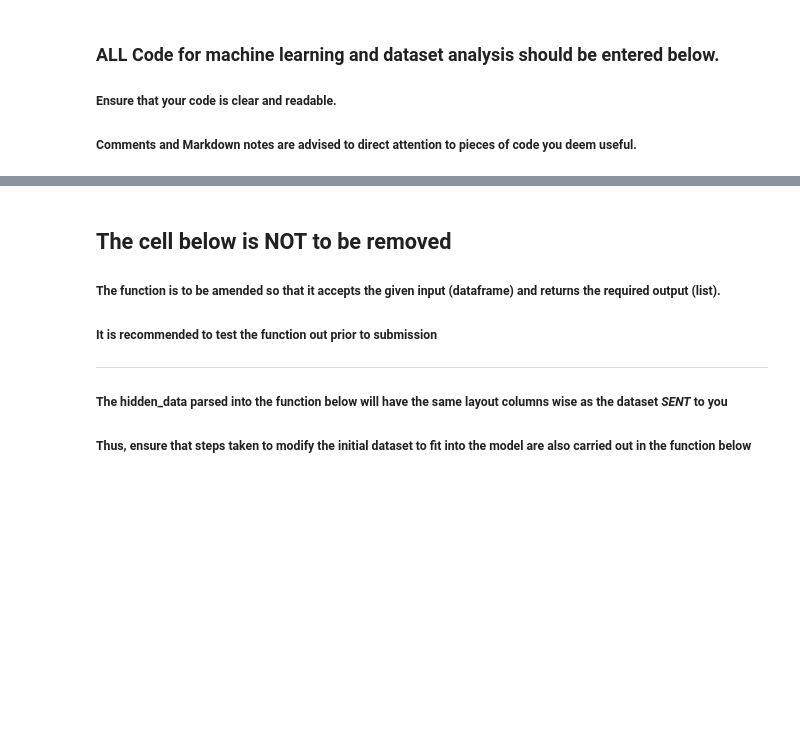
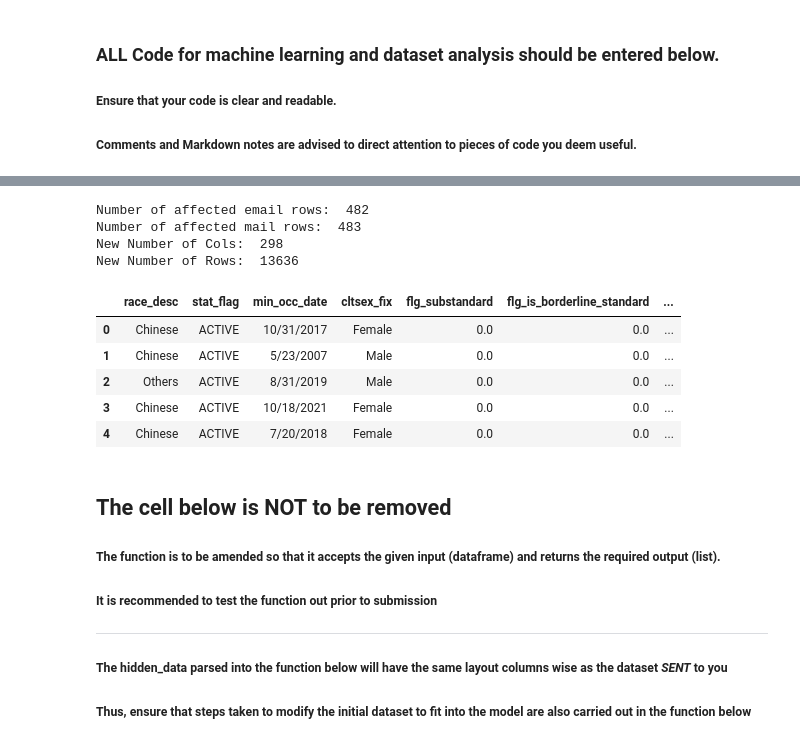
Before and after one commit to TidTad8/NUS-SDS-Datathon-Singlife, a Jupyter notebook: NUS_DATATHON_SINGLIFE_Team AwkBBQ.ipynb, the cells around one changed output, grey strips where cells are left out. Drawn from its saved outputs; the diff is of its cells as text; code cells hidden in the pictures; blank space fills up the shorter version.

Commit message:
Data Cleaning
Handling of data sections
- General Client Information
- Client Risk and Status Indicators
- Client Consent and Communication Preferences

```diff
--- a/NUS_DATATHON_SINGLIFE_Team AwkBBQ.ipynb
+++ b/NUS_DATATHON_SINGLIFE_Team AwkBBQ.ipynb
@@ -35,0 +87,7 @@ pd.set_option('display.max_columns', None)
+# %%
+# drop rows
+rows_before = df.shape[0]
+df.dropna(subset=['flg_substandard'], inplace=True)
+rows_dropped = rows_before - df.shape[0]
+print("Rows dropped: ", rows_dropped)
+print("New Number of Cols: ", len(df.columns), "\nNew Number of Rows: ", len(df))
@@ -36,3 +103,32 @@ pd.set_option('display.max_columns', None)
+# %%
+# Count affected rows during operation
+affected_email_rows = df[(df['is_valid_email'] == False) & (df['is_consent_to_email'] == True)].shape[0]
+affected_mail_rows = df[(df['is_valid_dm'] == False) & (df['is_consent_to_mail'] == True)].shape[0]
+
+# If consent is given, but email/mail is not valid, set consent is not given
+df.loc[df['is_valid_email'] == False, 'is_consent_to_email'] = 0
+df.loc[df['is_valid_dm'] == False, 'is_consent_to_mail'] = 0
+
+# Print the number of affected rows
+print("Number of affected email rows: ",affected_email_rows, "\nNumber of affected mail rows: ",affected_mail_rows)
+
+# aggregation sum of communication methods
+df['methods_of_communications'] = df['is_consent_to_mail'] + df['is_consent_to_email'] + df['is_consent_to_call'] + df['is_consent_to_sms']
+df.drop(columns=['is_consent_to_mail', 'is_consent_to_mail', 'is_consent_to_call', 'is_valid_email', 'is_valid_dm'], inplace=True)
+
+print("New Number of Cols: ", len(df.columns), "\nNew Number of Rows: ", len(df))
+df.head()
+# %% [output]
+Number of affected email rows:  482
+Number of affected mail rows:  483
+New Number of Cols:  298
+New Number of Rows:  13636
+|  | race_desc | stat_flag | min_occ_date | cltsex_fix | flg_substandard | flg_is_borderline_standard | ... |
+| 0 | Chinese | ACTIVE | 10/31/2017 | Female | 0.0 | 0.0 | ... |
+| 1 | Chinese | ACTIVE | 5/23/2007 | Male | 0.0 | 0.0 | ... |
+| 2 | Others | ACTIVE | 8/31/2019 | Male | 0.0 | 0.0 | ... |
+| 3 | Chinese | ACTIVE | 10/18/2021 | Female | 0.0 | 0.0 | ... |
+| 4 | Chinese | ACTIVE | 7/20/2018 | Female | 0.0 | 0.0 | ... |
 # %% [markdown]
 ## The cell below is **NOT** to be removed
 ##### The function is to be amended so that it accepts the given input (dataframe) and returns the required output (list).
```
Also changed, not shown: parts of 10 cells of this notebook, 1 other file.
